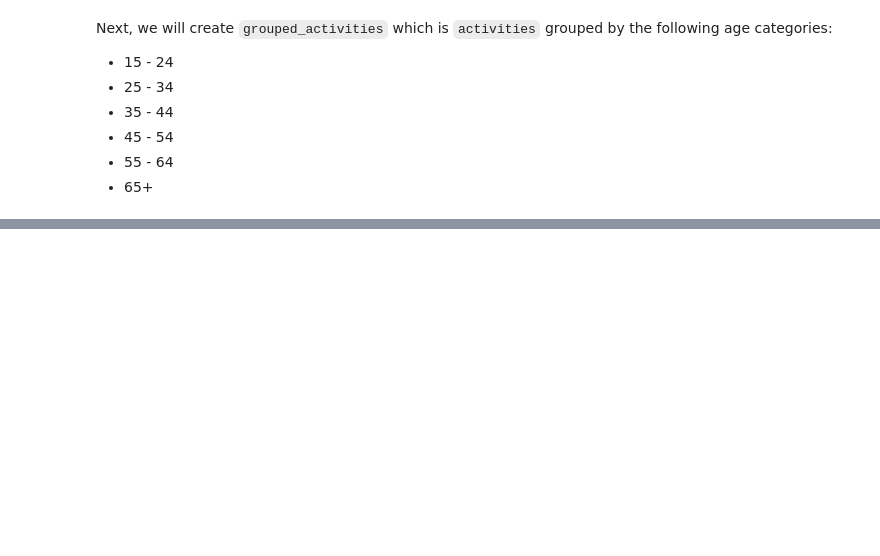
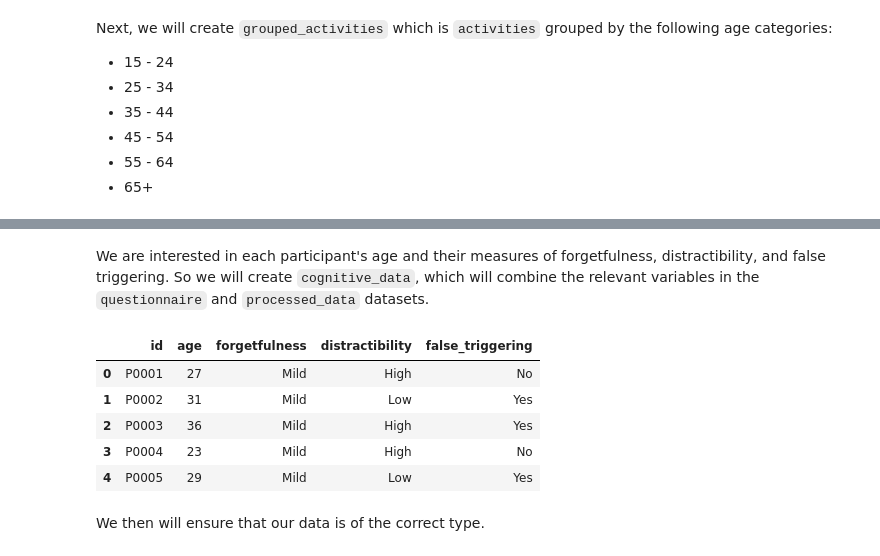
Before and after one commit to rem388/DataScienceProject, a Jupyter notebook: Phase2.ipynb, the cells around one changed output, grey strips where cells are left out. Cells and saved outputs as stored; diff of their text form; code cells hidden in the pictures; blank space fills up the shorter version.

```diff
--- a/Phase2.ipynb
+++ b/Phase2.ipynb
@@ -170,0 +213,21 @@ grouped_activities: the average minutes spent on each activity per day for each
+# %% [markdown]
+We are interested in each participant's age and their measures of forgetfulness, distractibility, and false triggering. So we will create `cognitive_data`, which will combine the relevant variables in the `questionnaire` and `processed_data` datasets.
+# %%
+cognitive_data = duckdb.sql(""" SELECT questionnaire.Participant_ID AS id,
+                                       questionnaire.Age AS age,
+                                       processed_data.Forgetfulness_Category AS forgetfulness,
+                                       processed_data.Distractibility_Category AS distractibility,
+                                       processed_data.False_Triggering_Category AS false_triggering
+                                FROM questionnaire
+                                INNER JOIN processed_data
+                                ON questionnaire.Participant_ID = processed_data.Participant_ID """).df()
+cognitive_data.head()
+# %% [output]
+|  | id | age | forgetfulness | distractibility | false_triggering |
+| 0 | P0001 | 27 | Mild | High | No |
+| 1 | P0002 | 31 | Mild | Low | Yes |
+| 2 | P0003 | 36 | Mild | High | Yes |
+| 3 | P0004 | 23 | Mild | High | No |
+| 4 | P0005 | 29 | Mild | Low | Yes |
+# %% [markdown]
+We then will ensure that our data is of the correct type.
```
Also changed, not shown: parts of 17 cells of this notebook, 5 other files.
